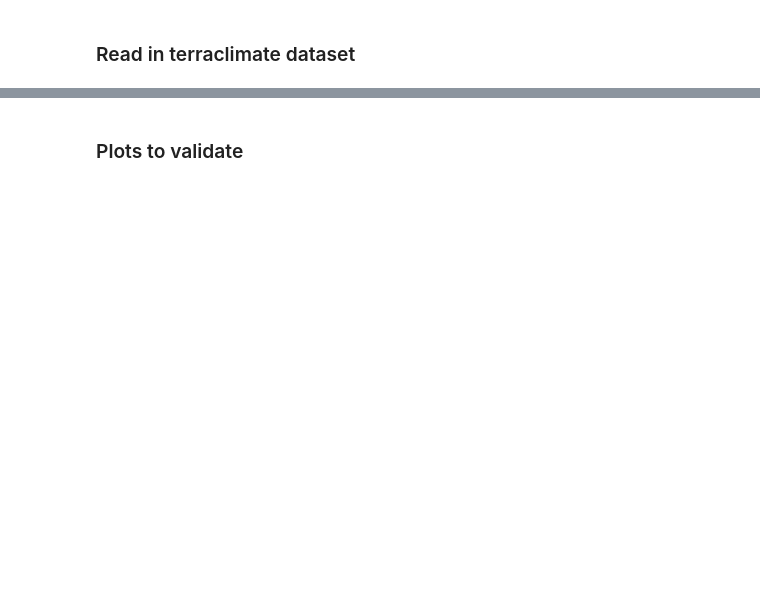
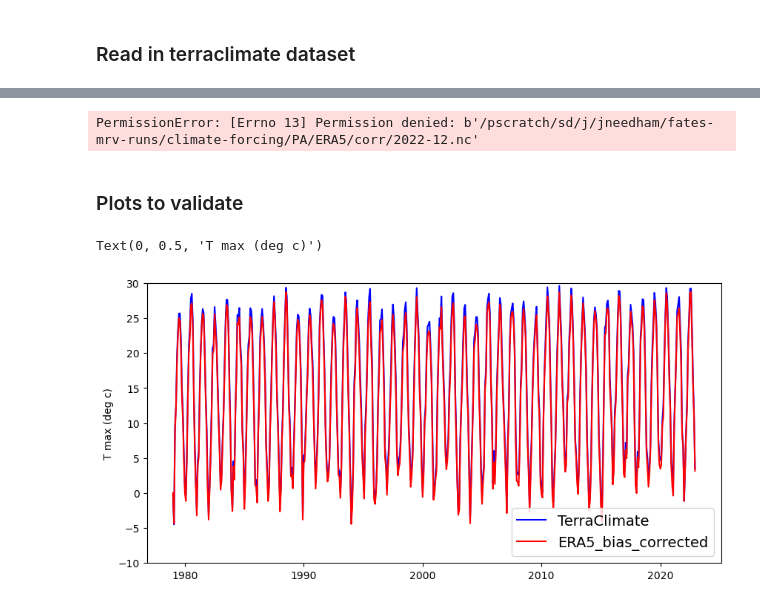
Before and after one commit to JessicaNeedham/FATES-MRV, a Jupyter notebook: climate_forcing_scripts/ERA5_PA_bias.ipynb, the cells around one changed output, grey strips where cells are left out. Drawn from its saved outputs; the diff is of its cells as text; code cells hidden in the pictures; blank space fills up the shorter version.

```diff
--- a/climate_forcing_scripts/ERA5_PA_bias.ipynb
+++ b/climate_forcing_scripts/ERA5_PA_bias.ipynb
@@ -192,7 +200,7 @@ f1ax3.set_xlabel(r'Time (months)', fontsize = 12)
 # Before correcting temperature bias, dew point temperature must be transferred into either specific or relative humidity.
 # Currently we just use linear scaling (Chen et al., 2022)
 
-yrs = np.arange(1979, 1985, 1).tolist()
+yrs = np.arange(1979, 2023, 1).tolist()
 months = np.arange(1,13,1).tolist()
 
 jday_beg = [0, 31, 59, 90, 120, 151, 181, 212, 243, 273, 304, 334]
@@ -201,7 +209,6 @@ jday_end = [31, 59, 90, 120, 151, 181, 212, 243, 273, 304, 334, 365]
 
 # tmin monthly mean - ERA5
 for yr in yrs  :
-    print(yr)
     for  mon in months :
 
         era = '/pscratch/sd/j/jneedham/fates-mrv-runs/climate-forcing/PA/ERA5/non_corr/{}-{:02d}.nc'.format(yr, mon)
@@ -248,13 +255,15 @@ for yr in yrs  :
 
 
         era.to_netcdf('/pscratch/sd/j/jneedham/fates-mrv-runs/climate-forcing/PA/ERA5/corr/{}-{:02d}.nc'.format(yr, mon))
+# %% [output]
+PermissionError: [Errno 13] Permission denied: b'/pscratch/sd/j/jneedham/fates-mrv-runs/climate-forcing/PA/ERA5/corr/2022-12.nc'
 # %% [markdown]
 ### Plots to validate
 # %%
 # Read in data and make plot to validate
 # Obtain TerraClimate data
 yrbeg = 1979
-yrend = 1985
+yrend = 2023
 nlen = 12 * (yrend - yrbeg)
 
 tmax_era = np.zeros((nlen))
@@ -280,17 +289,19 @@ for i in np.arange(yrbeg,yrend):
        # es_era = a1 + tair * (a2 + tair * (a3 + tair * (a4 + tair * (a5 + tair * (a6 + tair * a7)))))
        # ea_era[pbeg] = np.nanmean(rh_era * es_era)
 # %%
-terra_sub = terra[0:12*6]
-terra_sub.head(3)
+terra_sub = terra[0:12*44]
 # %%
 # Comparison Tmax
-yr_axis = np.arange(1979, 1985, 1.0/12.0)
+yr_axis = np.arange(1979, 2023, 1.0/12.0)
 plot_len = len(yr_axis)
-fig = plt.figure(figsize=(5,5), dpi=100)
+fig = plt.figure(figsize=(10,5), dpi=100)
 plt.plot(yr_axis, terra_sub['tmax(degC)'], 'b-')
 plt.plot(yr_axis, tmax_era-273.16, 'r-')
 plt.legend(['TerraClimate', 'ERA5_bias_corrected'], fontsize = 14)
 plt.ylim([-10, 30])
 plt.ylabel('T max (deg c)')
+# %% [output]
+Text(0, 0.5, 'T max (deg c)')
+[figure, added]
 # %%
 # Comparison Tmin
```
Also changed, not shown: parts of 9 cells of this notebook.
